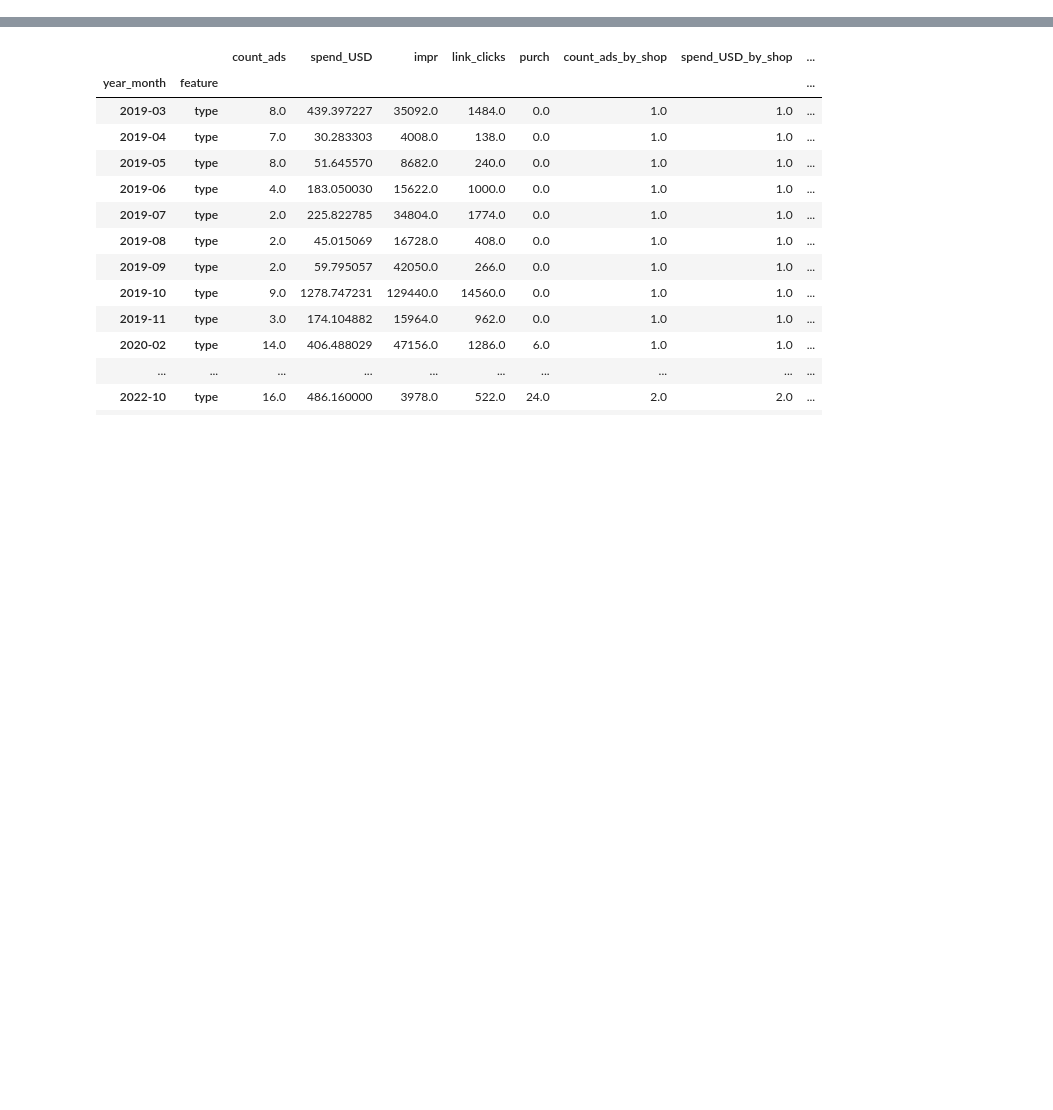
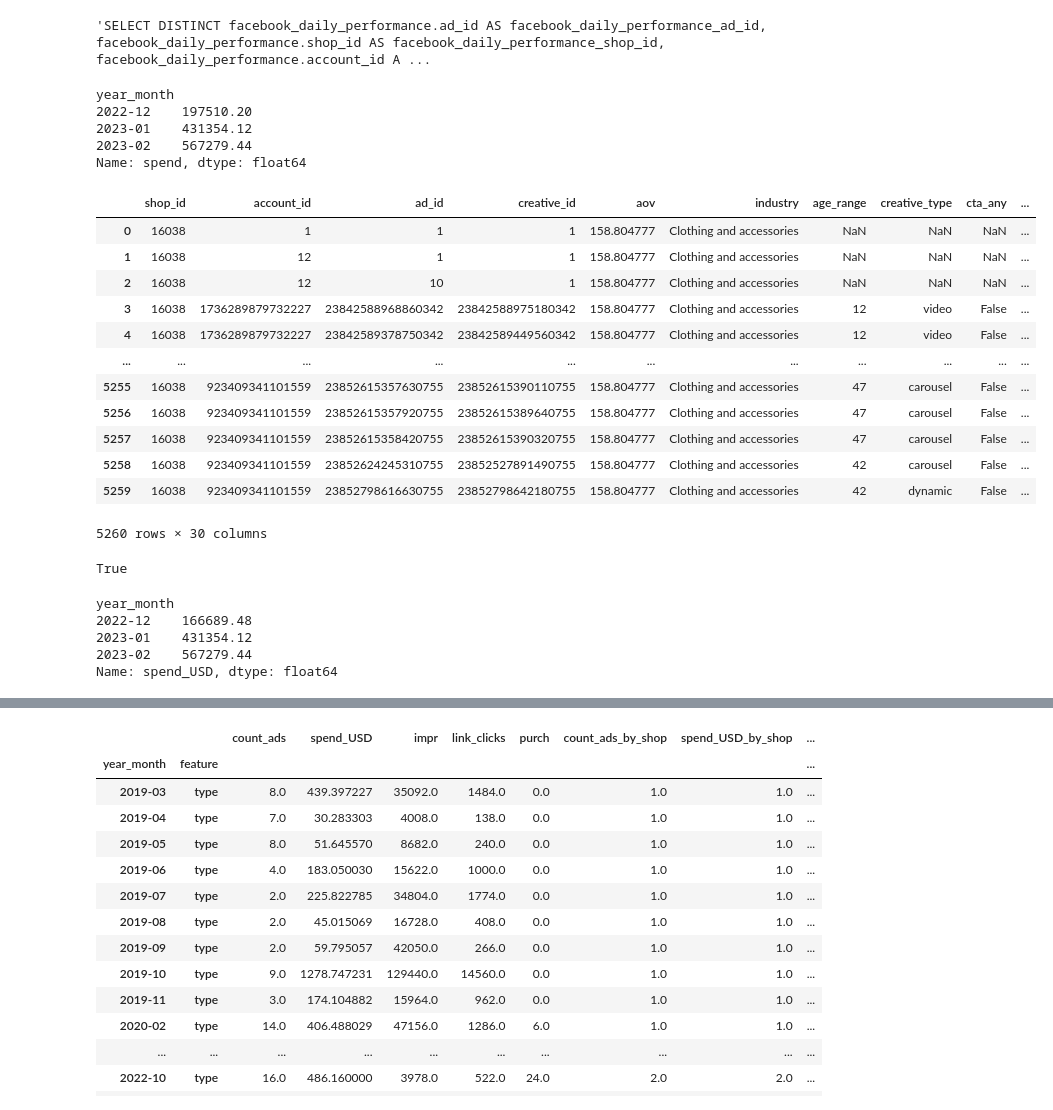
Before and after one commit to Katja-Lebesgue/premium_dashboard, a Jupyter notebook: tmp.ipynb, the cells around one changed output, grey strips where cells are left out. Cells and saved outputs as stored; diff of their text form; code cells hidden in the pictures; blank space fills up the shorter version.

```diff
--- a/tmp.ipynb
+++ b/tmp.ipynb
@@ -22,0 +405,5 @@ base I am using: lebesgue-dev.cgviinyjedbs.eu-central-1.rds.amazonaws.com
+# %%
+q = crud_fb_daily_performance.query_performance(db=db, shop_id = 16038, start_date='2022-12-01', monthly=True, add_currency=True)
+str(q)
+# %% [output]
+'SELECT DISTINCT facebook_daily_performance.ad_id AS facebook_daily_performance_ad_id, facebook_daily_performance.shop_id AS facebook_daily_performance_shop_id, facebook_daily_performance.account_id A ...
@@ -22,0 +420,26 @@ base I am using: lebesgue-dev.cgviinyjedbs.eu-central-1.rds.amazonaws.com
+# %%
+data_shop.groupby('year_month').sum()['spend']
+# %% [output]
+year_month
+2022-12    197510.20
+2023-01    431354.12
+2023-02    567279.44
+Name: spend, dtype: float64
+# %%
+df = ping_creative(db=db, shop_id=16038)
+# %%
+df
+# %% [output]
+|  | shop_id | account_id | ad_id | creative_id | aov | industry | age_range | creative_type | cta_any | ... |
+| 0 | 16038 | 1 | 1 | 1 | 158.804777 | Clothing and accessories | NaN | NaN | NaN | ... |
+| 1 | 16038 | 12 | 1 | 1 | 158.804777 | Clothing and accessories | NaN | NaN | NaN | ... |
+| 2 | 16038 | 12 | 10 | 1 | 158.804777 | Clothing and accessories | NaN | NaN | NaN | ... |
+| 3 | 16038 | 1736289879732227 | 23842588968860342 | 23842588975180342 | 158.804777 | Clothing and accessories | 12 | video | False | ... |
+| 4 | 16038 | 1736289879732227 | 23842589378750342 | 23842589449560342 | 158.804777 | Clothing and accessories | 12 | video | False | ... |
+| ... | ... | ... | ... | ... | ... | ... | ... | ... | ... | ... |
+| 5255 | 16038 | 923409341101559 | 23852615357630755 | 23852615390110755 | 158.804777 | Clothing and accessories | 47 | carousel | False | ... |
+| 5256 | 16038 | 923409341101559 | 23852615357920755 | 23852615389640755 | 158.804777 | Clothing and accessories | 47 | carousel | False | ... |
+| 5257 | 16038 | 923409341101559 | 23852615358420755 | 23852615390320755 | 158.804777 | Clothing and accessories | 47 | carousel | False | ... |
+| 5258 | 16038 | 923409341101559 | 23852624245310755 | 23852527891490755 | 158.804777 | Clothing and accessories | 42 | carousel | False | ... |
+| 5259 | 16038 | 923409341101559 | 23852798616630755 | 23852798642180755 | 158.804777 | Clothing and accessories | 42 | dynamic | False | ... |
+5260 rows × 30 columns
@@ -22,0 +448,12 @@ base I am using: lebesgue-dev.cgviinyjedbs.eu-central-1.rds.amazonaws.com
+# %%
+data_shop.index.is_unique
+# %% [output]
+True
+# %%
+data_shop.groupby('year_month').sum()['spend_USD']
+# %% [output]
+year_month
+2022-12    166689.48
+2023-01    431354.12
+2023-02    567279.44
+Name: spend_USD, dtype: float64
```
Also changed, not shown: parts of 55 cells of this notebook, 15 other files.
